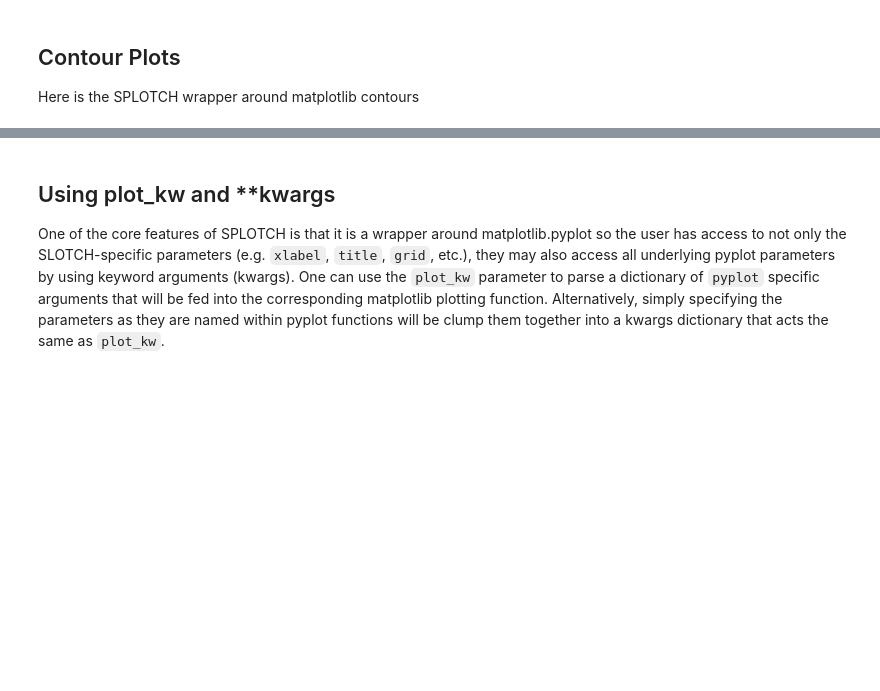
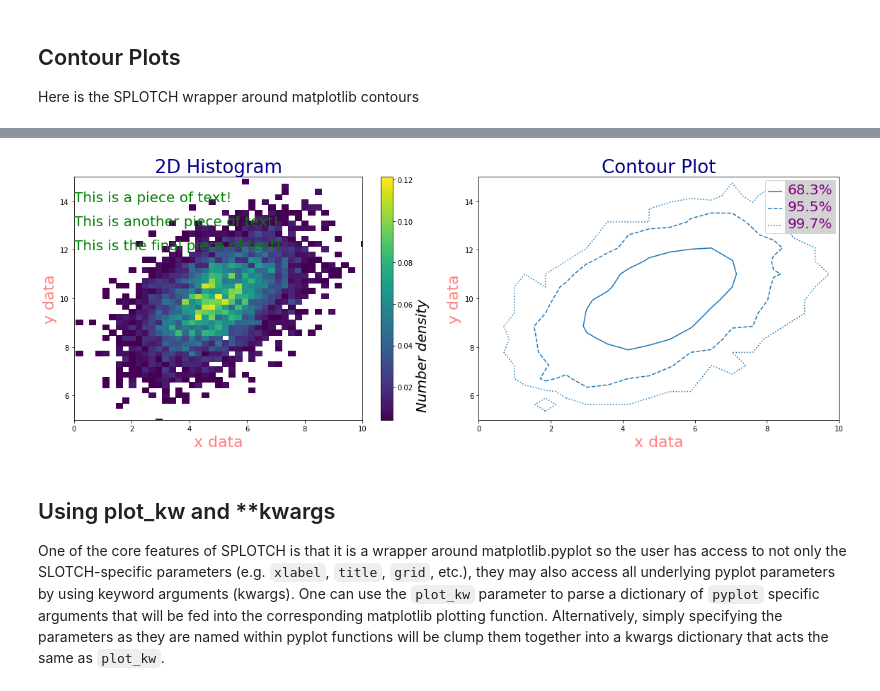
Before and after one commit to MBravoS/splotch, a Jupyter notebook: Examples.ipynb, the cells around one changed output, grey strips where cells are left out. Cells and saved outputs as stored; diff of their text form; code cells hidden in the pictures; blank space fills up the shorter version.

```diff
--- a/Examples.ipynb
+++ b/Examples.ipynb
@@ -154,3 +165,47 @@ plt.show()
+# %%
+# Create some data representing two multi-variate 2D Gaussians
+num = 10000
+xvals, yvals = np.random.multivariate_normal([5,10],[[2,1],[1,2]],size=num//2).T
+
+fig, axes = plt.subplots(nrows=1,ncols=2,figsize=(16,6))
+
+splt.hist2D(xvals, yvals, xlim=(0,10), ylim=(5,15), bins=50,
+            xlabel="x data",ylabel="y data",clabel="Number density",title="2D Histogram",
+            ax=axes[0])
+
+splt.sigma_cont(xvals,yvals,percent=[68.3,95.5,99.7],bins=[20,20],lab_loc=1,
+                xlim=(0,10), ylim=(5,15),xlabel="x data",ylabel="y data",title="Contour Plot",
+                ax=axes[1])
+
+axes[0].text(0,14,"This is a piece of text!")
+axes[0].text(0,13,"This is another piece of text!")
+axes[0].text(0,12,"This is the final piece of text!")
+
+# Adjust x and y labels on all axes
+splt.adjust_text(['x','y'],fontsize=22,color='red',alpha=0.5,ax=axes)
+
+# Adjust title font on only one axis
+splt.adjust_text('t',fontsize=26,ax=axes,color='darkblue')
+
+# Adjust colorbar font
+splt.adjust_text('c',fontsize=20,fontstyle='italic',fontvariant='small-caps',
+                 horizontalalignment='right')
+
+# Adjust labels in legend
+splt.adjust_text('l',fontsize=20,color='purple',backgroundcolor='lightgrey',ax=axes[1])
+
+# Adjust all text instances in an axis.
+splt.adjust_text('T',fontsize=20,color='green',ax=axes[0])
+
+
+# All of the above could be achieved in a single-line if desired
+#splt.adjust_text(['x','y','t','c','l','T'],fontsize=[22,22,26,20,20,20],
+#                 color=['red','red','darkblue','black','black','green'],ax=axes)
+
+fig.tight_layout()
+plt.show()
+# %% [output]
+[figure, added]
 # %% [markdown]
 ## Using plot_kw and **kwargs
 One of the core features of SPLOTCH is that it is a wrapper around matplotlib.pyplot so the user has access to not only the SLOTCH-specific parameters (e.g. `xlabel`, `title`, `grid`, etc.), they may also access all underlying pyplot parameters by using keyword arguments (kwargs). One can use the `plot_kw` parameter to parse a dictionary of `pyplot` specific arguments that will be fed into the corresponding matplotlib plotting function. Alternatively, simply specifying the parameters as they are named within pyplot functions will be clump them together into a kwargs dictionary that acts the same as `plot_kw`.
```
Also changed, not shown: parts of 8 cells of this notebook, 2 other files.
